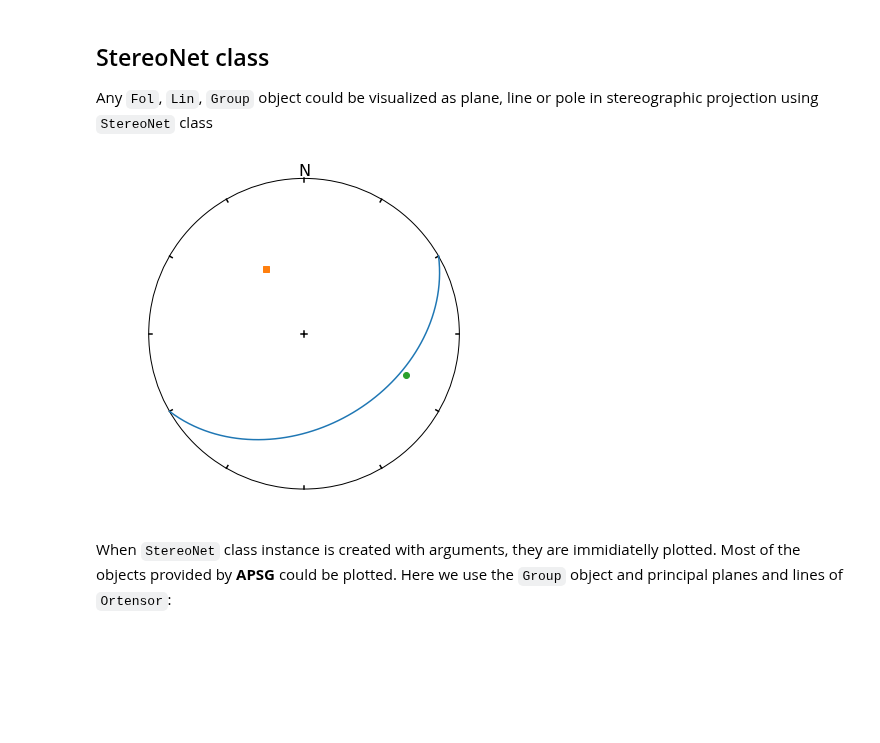
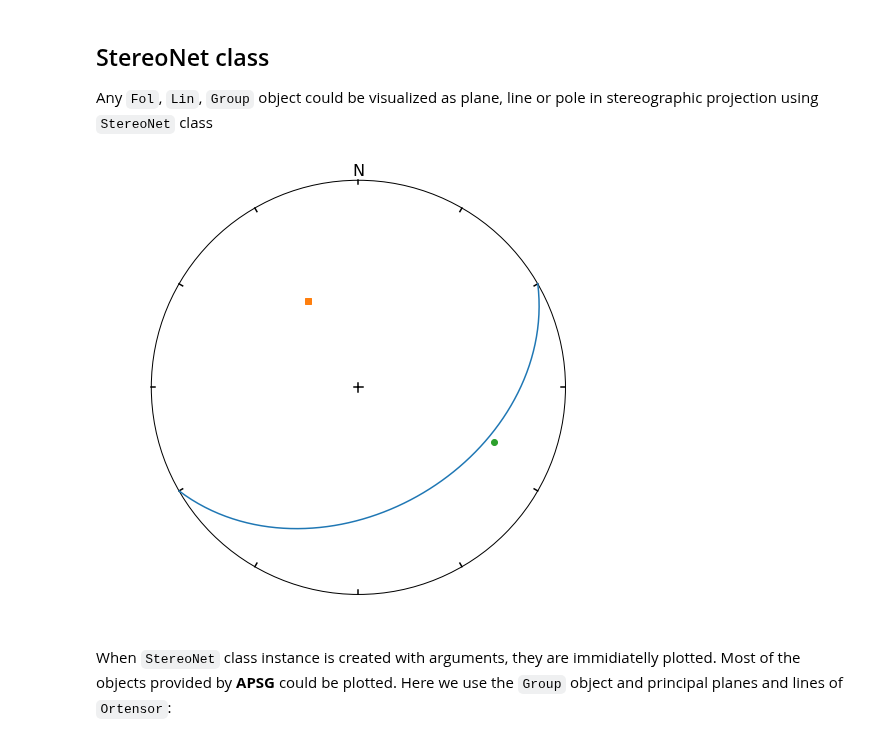
Before and after one commit to ondrolexa/apsg, a Jupyter notebook: apsg_tutorial.ipynb, the cells around one changed output. Saved outputs shown, nothing was run; the diff lists cells and outputs as text; code cells hidden in the pictures; blank space fills up the shorter version.

```diff
--- a/apsg_tutorial.ipynb
+++ b/apsg_tutorial.ipynb
@@ -287,13 +287,13 @@ ot.P, ot.G, ot.R
 ## StereoNet class
 Any ``Fol``, ``Lin``, ``Group`` object could be visualized as plane, line or pole in stereographic projection using ``StereoNet`` class
 # %%
-s = StereoNet(figsize=(10,6))
+s = StereoNet()
 s.plane(Fol(150, 40))
 s.pole(Fol(150, 40))
 s.line(Lin(112, 30))
 s.show()
 # %% [output]
-[figure, old version]
+[figure, new version]
 # %% [markdown]
 When ``StereoNet`` class instance is created with arguments, they are immidiatelly plotted. Most of the objects provided by **APSG** could be plotted. Here we use the ``Group`` object and principal planes and lines of ``Ortensor``:
 # %%
```
Also changed, not shown: parts of 8 cells of this notebook.
